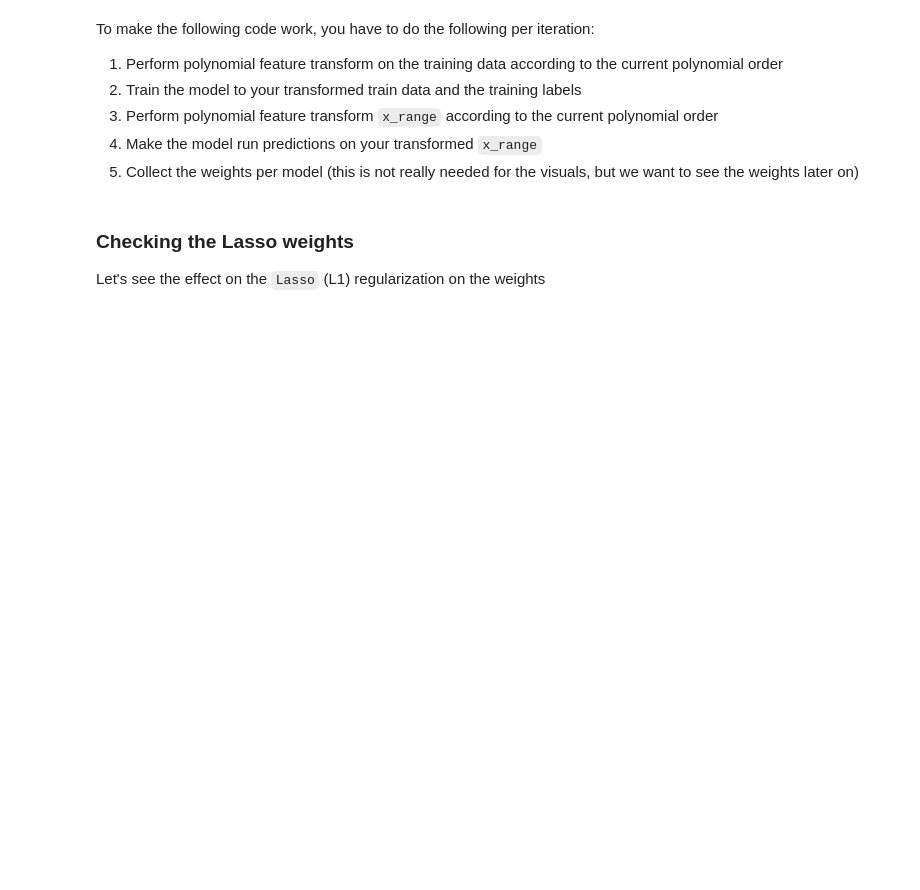
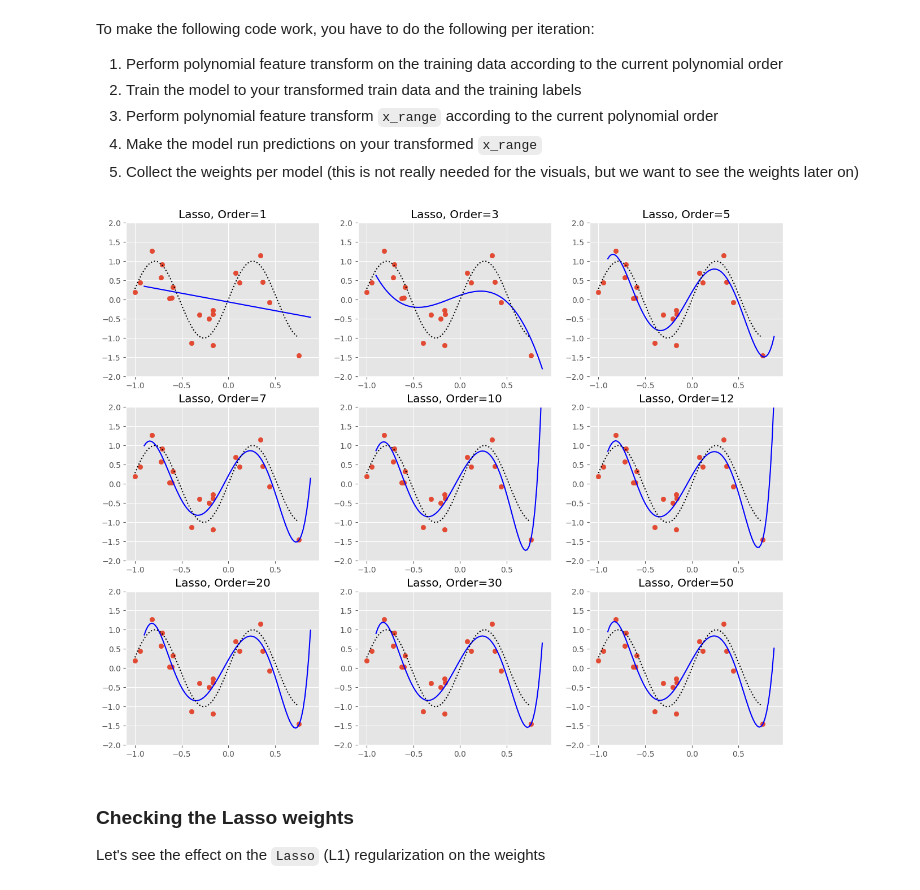
Before and after one commit to limnathan/STINTSY-NTBK3, a Jupyter notebook: 03 - Regularized Linear Regression - Blank.ipynb, the cells around one changed output. Cells and saved outputs as stored; diff of their text form; code cells hidden in the pictures; blank space fills up the shorter version.

```diff
--- a/03 - Regularized Linear Regression - Blank.ipynb
+++ b/03 - Regularized Linear Regression - Blank.ipynb
@@ -557,6 +747,9 @@ print('Lasso (order=30) train error: ' + '{:.4f}'.format(train_rmse))
 Now, compute the RMSE on the test data and assign the return value to variable `test_rmse`.
 # %%
 # Write your code here
+poly_x = poly_feature_transform(test_x, 30)
+y_predicted = lasso.predict(poly_x)
+test_rmse = compute_RMSE(test_y, y_predicted)
 # %% [markdown]
 Display the results.
 # %%
@@ -591,6 +789,7 @@ orders = [1, 3, 5, 7, 10, 12, 20, 30, 50]
 Instantiate a `Lasso` model with the regularization parameter set to 0.0001 and the number of iterations to 1,000,000. Assign the object to variable `lasso`.
 # %%
 # Write your code here
+lasso = Lasso(alpha=0.0001, max_iter=1000000)
 # %% [markdown]
 To make the following code work, you have to do the following per iteration:
 1. Perform polynomial feature transform on the training data according to the current polynomial order
@@ -605,37 +804,39 @@ plt.figure(figsize=(15, 12))
 for i in range(len(orders)):
     order = orders[i]
 
     # Write your code here
-    poly_x = None
+    poly_x = poly_feature_transform(X_train, order)
     lasso.fit(poly_x, y_train)
 
     # Plotting the hypothesis function
     # Plotting the predictions for a range of x (this draws our hypothesis function)
     X_range = np.expand_dims(np.arange(-0.9, 0.9, 0.02), 1)
 
     # Write your code here
-    X_range_poly = None
-    y_range_predicted = None
+    X_range_poly = poly_feature_transform(X_range, order)
+    y_range_predicted = lasso.predict(X_range_poly)
 
     # This just plots the i + 1 figure in the 3x3 figure grid
     plt.subplot(3, 3, i + 1)
 
     # Plotting the training data
     plt.scatter(X_train, y_train)
     # Plotting the hypothesis function
     plt.plot(X_range, y_range_predicted, 'b')
 
     # Plotting the optimal answer
     x_range_optimal = np.arange(np.min(X_train), np.max(X_train), 0.01)
     y_range_optimal = np.sin(6 * x_range_optimal)
     plt.plot(x_range_optimal, y_range_optimal, 'k:')
 
     # Change the limit, and order "titles"
     plt.ylim(-2, 2)
     plt.title('Lasso, Order=' + str(order))
 
     # Write your code here
-    weights[order] = None
+    weights[order] = lasso.coef_
+# %% [output]
+[figure, added]
 # %% [markdown]
 ### Checking the Lasso weights
 Let's see the effect on the `Lasso` (L1) regularization on the weights
```
Also changed, not shown: parts of 103 cells of this notebook.
